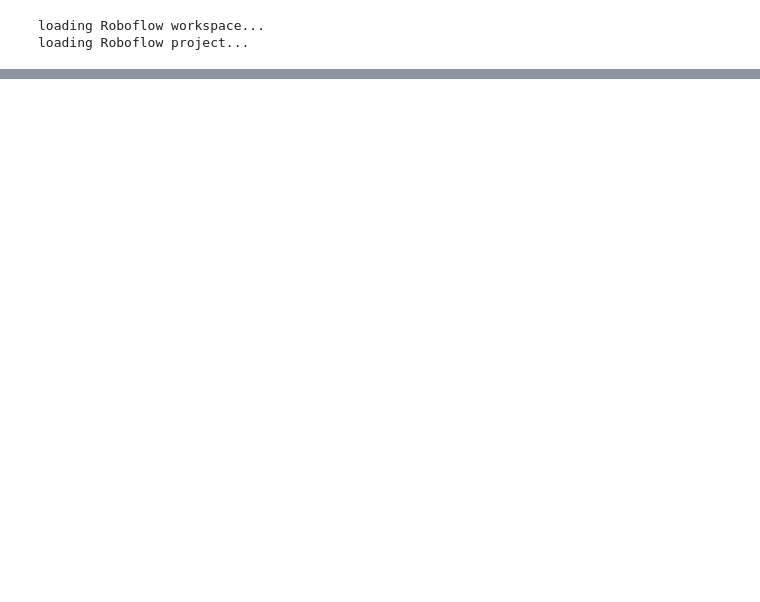
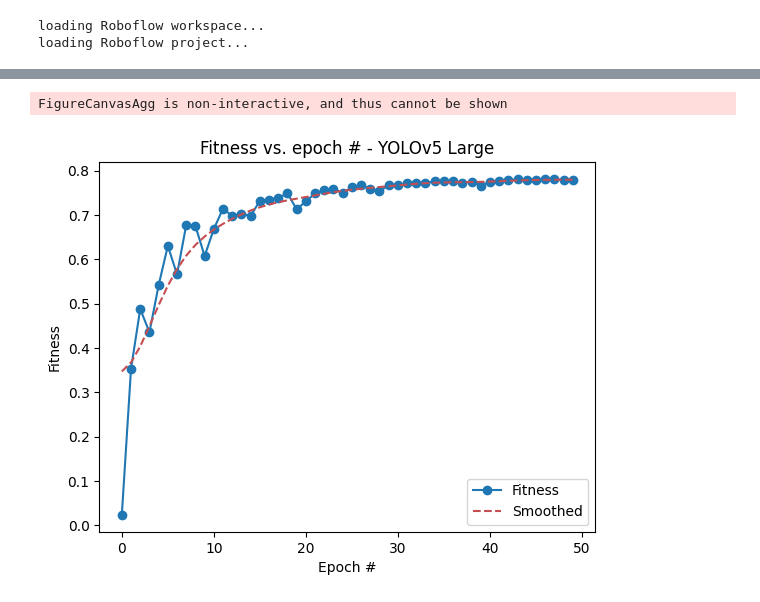
Before and after one commit to idanorenn/Starfish-Object-detection, a Jupyter notebook: YOLOv5_Training.ipynb, the cells around one changed output, grey strips where cells are left out. Saved outputs shown, nothing was run; the diff lists cells and outputs as text; code cells hidden in the pictures; blank space fills up the shorter version.

```diff
--- a/YOLOv5_Training.ipynb
+++ b/YOLOv5_Training.ipynb
@@ -204,0 +336,18 @@ Results saved to runs/detect/train2
+# %%
+results_l = pd.read_csv(r"./runs/detect/train - v5 - optim/results.csv")
+recall = results_l[results_l.axes[1][5]]
+map50 = results_l[results_l.axes[1][6]]
+map5095 = results_l[results_l.axes[1][7]]
+fitness_l = 0.2 * recall + 0.2 * map50 + 0.6 * map5095
+fitness_smoothed_l = gaussian_filter1d(fitness_l, sigma=3) # Create a smoothed version of the training process
+fig, ax = plt.subplots()
+plt.plot(fitness_l, "-o", label="Fitness")
+plt.plot(fitness_smoothed_l, "r--", label="Smoothed")
+plt.title("Fitness vs. epoch # - YOLOv5 Large")
+plt.xlabel("Epoch #")
+plt.ylabel("Fitness")
+plt.legend()
+fig.show()
+# %% [output]
+FigureCanvasAgg is non-interactive, and thus cannot be shown
+[figure, added]
```
Also changed, not shown: parts of 16 cells of this notebook, 3 other files.
